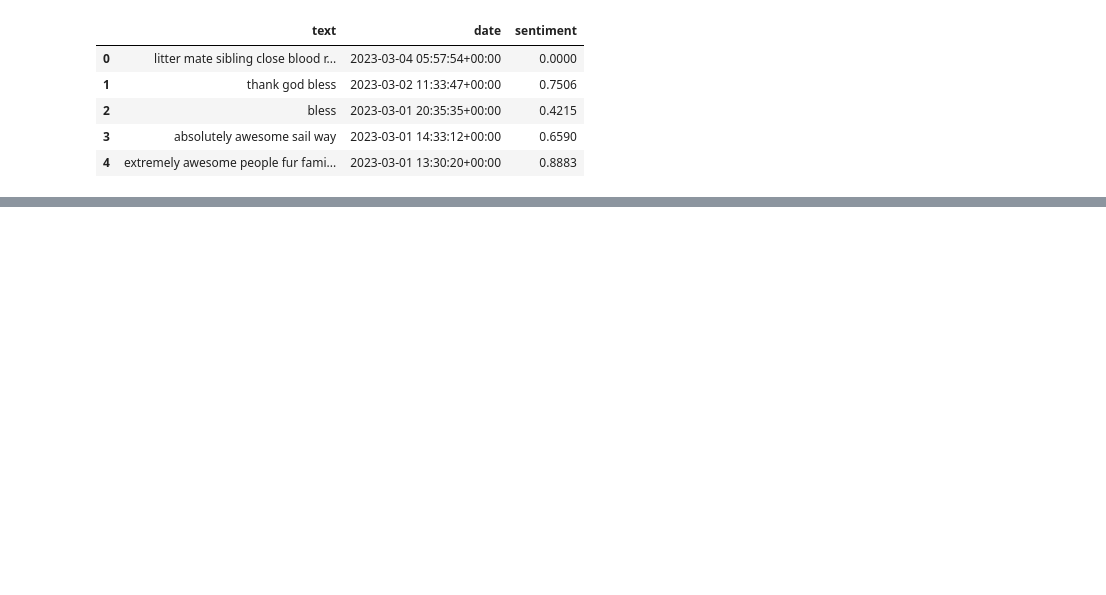
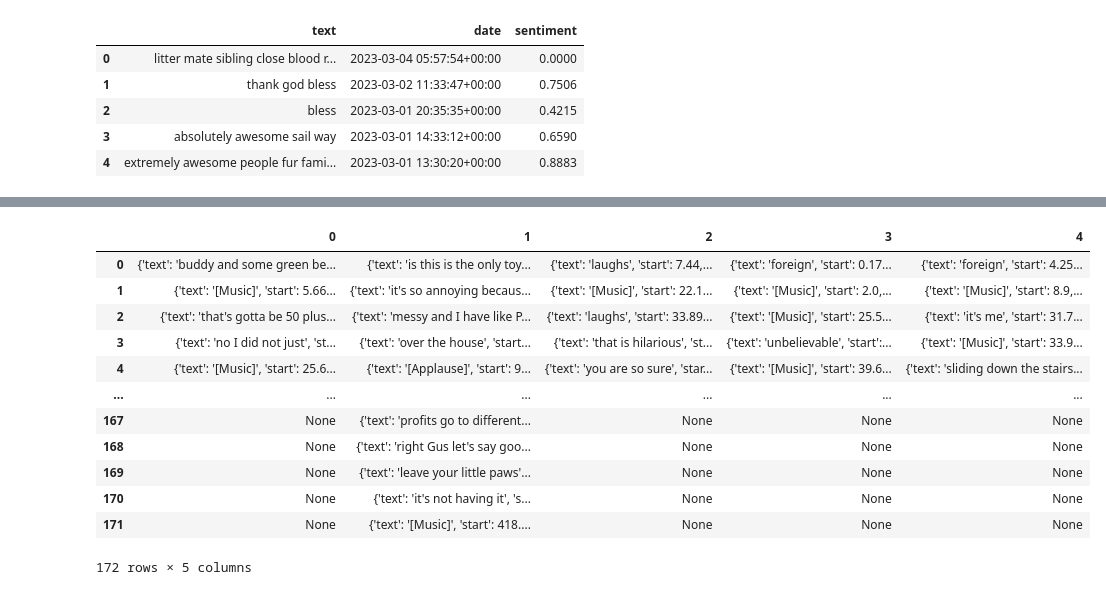
Before and after one commit to uchicago-2023-capp30122/30122-project-media-insights, a Jupyter notebook: media_insights/plotting/notebooks/exploration.ipynb, the cells around one changed output, grey strips where cells are left out. Drawn from its saved outputs; the diff is of its cells as text; code cells hidden in the pictures; blank space fills up the shorter version.

```diff
--- a/media_insights/plotting/notebooks/exploration.ipynb
+++ b/media_insights/plotting/notebooks/exploration.ipynb
@@ -151,3 +153,20 @@ base = alt.Chart(similarities_df).mark_rect().encode(
 base
 # %% [output]
 [interactive output not drawn]
+# %%
+transcripts = pd.read_json("../../data/transcript_data.json").T
+transcripts
+# %% [output]
+|  | 0 | 1 | 2 | 3 | 4 |
+| 0 | {'text': 'buddy and some green be... | {'text': 'is this is the only toy... | {'text': 'laughs', 'start': 7.44,... | {'text': 'foreign', 'start': 0.17... | {'text': 'foreign', 'start': 4.25... |
+| 1 | {'text': '[Music]', 'start': 5.66... | {'text': 'it's so annoying becaus... | {'text': '[Music]', 'start': 22.1... | {'text': '[Music]', 'start': 2.0,... | {'text': '[Music]', 'start': 8.9,... |
+| 2 | {'text': 'that's gotta be 50 plus... | {'text': 'messy and I have like P... | {'text': 'laughs', 'start': 33.89... | {'text': '[Music]', 'start': 25.5... | {'text': 'it's me', 'start': 31.7... |
+| 3 | {'text': 'no I did not just', 'st... | {'text': 'over the house', 'start... | {'text': 'that is hilarious', 'st... | {'text': 'unbelievable', 'start':... | {'text': '[Music]', 'start': 33.9... |
+| 4 | {'text': '[Music]', 'start': 25.6... | {'text': '[Applause]', 'start': 9... | {'text': 'you are so sure', 'star... | {'text': '[Music]', 'start': 39.6... | {'text': 'sliding down the stairs... |
+| ... | ... | ... | ... | ... | ... |
+| 167 | None | {'text': 'profits go to different... | None | None | None |
+| 168 | None | {'text': 'right Gus let's say goo... | None | None | None |
+| 169 | None | {'text': 'leave your little paws'... | None | None | None |
+| 170 | None | {'text': 'it's not having it', 's... | None | None | None |
+| 171 | None | {'text': '[Music]', 'start': 418.... | None | None | None |
+172 rows × 5 columns
```
Also changed, not shown: parts of 3 cells of this notebook, 2 other files.
